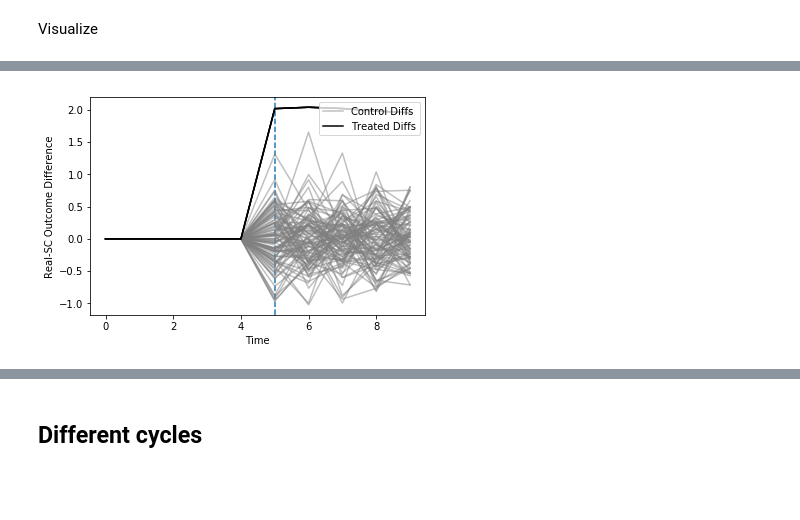
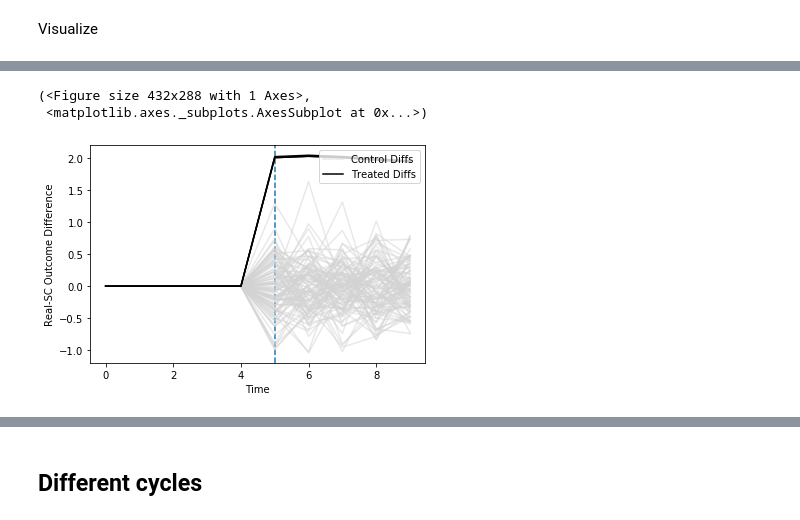
Before and after one commit to microsoft/SparseSC, a Jupyter notebook: examples/DifferentialTrends.ipynb, the cells around one changed output, grey strips where cells are left out. Saved outputs shown, nothing was run; the diff lists cells and outputs as text; code cells hidden in the pictures; blank space fills up the shorter version.

```diff
--- a/examples/DifferentialTrends.ipynb
+++ b/examples/DifferentialTrends.ipynb
@@ -88,0 +70,6 @@ Treated diff: [  0.00000000e+00  -5.26050981e-10  -1.05210196e-09  -1.57815316e-
+# %%
+unit_treatment_periods = np.full((N), np.nan)
+unit_treatment_periods[treated_units[0]] = T0
+
+ret = SC.estimate_effects(Y, unit_treatment_periods, max_n_pl=200) #Do fast
+simple_summ(ret, Y)
@@ -104,7 +87,6 @@ plt.close('all')
-# %%
-diffs = Y - Y_sc
-diffs_plt = diffs_plot(diffs, treated_units, control_units)
-plt.show()
-plt.close('all')
-# %% [output]
-[figure, removed]
+# %%
+example_graphs.diffs_plot(ret.Y - ret.get_sc(), treated_units, control_units, T0)
+# %% [output]
+(<Figure size 432x288 with 1 Axes>,
+ <matplotlib.axes._subplots.AxesSubplot at 0x...>)
+[figure, added]
```
Also changed, not shown: parts of 16 cells of this notebook.
